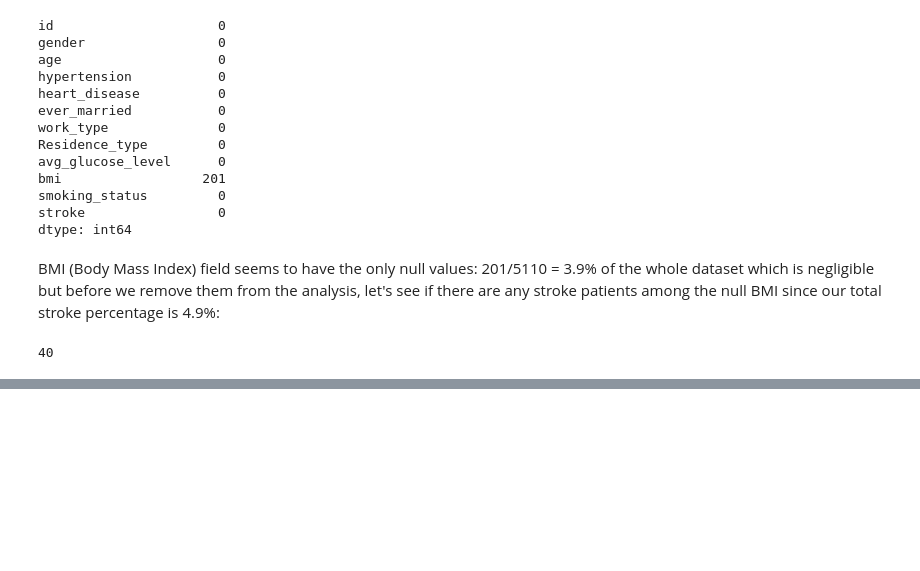
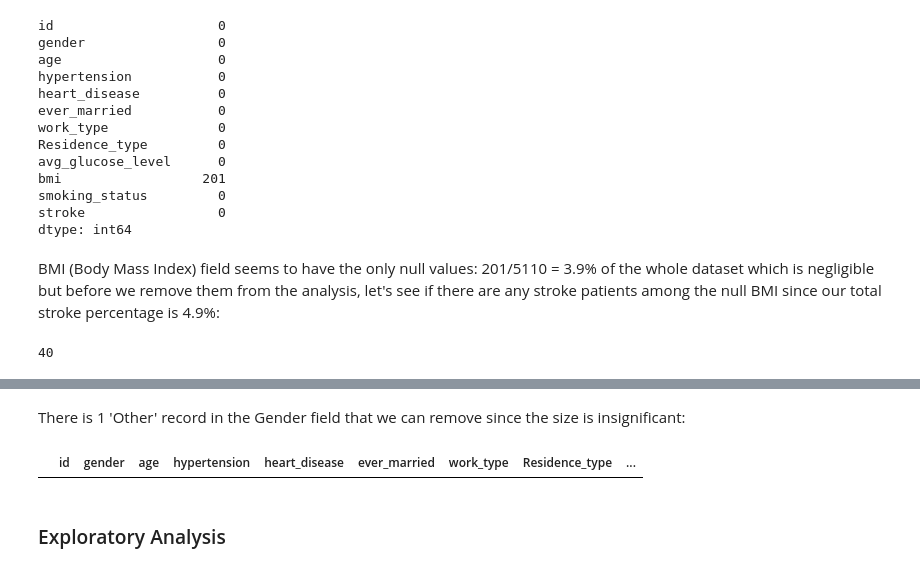
Before and after one commit to AugiBold/Stroke-Prediction-EDA-Python, a Jupyter notebook: Stroke Prediction EDA.ipynb, the cells around one changed output, grey strips where cells are left out. Saved outputs shown, nothing was run; the diff lists cells and outputs as text; code cells hidden in the pictures; blank space fills up the shorter version.

```diff
--- a/Stroke Prediction EDA.ipynb
+++ b/Stroke Prediction EDA.ipynb
@@ -118,0 +169,9 @@ Let's explore the column fields more to learn about what kind of different value
+# %% [markdown]
+There is 1 'Other' record in the Gender field that we can remove since the size is insignificant:
+# %%
+df = df[df['gender'] != 'Other']
+df[df['gender']== 'Other']
+# %% [output]
+|  | id | gender | age | hypertension | heart_disease | ever_married | work_type | Residence_type | ... |
+# %% [markdown]
+### Exploratory Analysis
```
Also changed, not shown: parts of 9 cells of this notebook.
